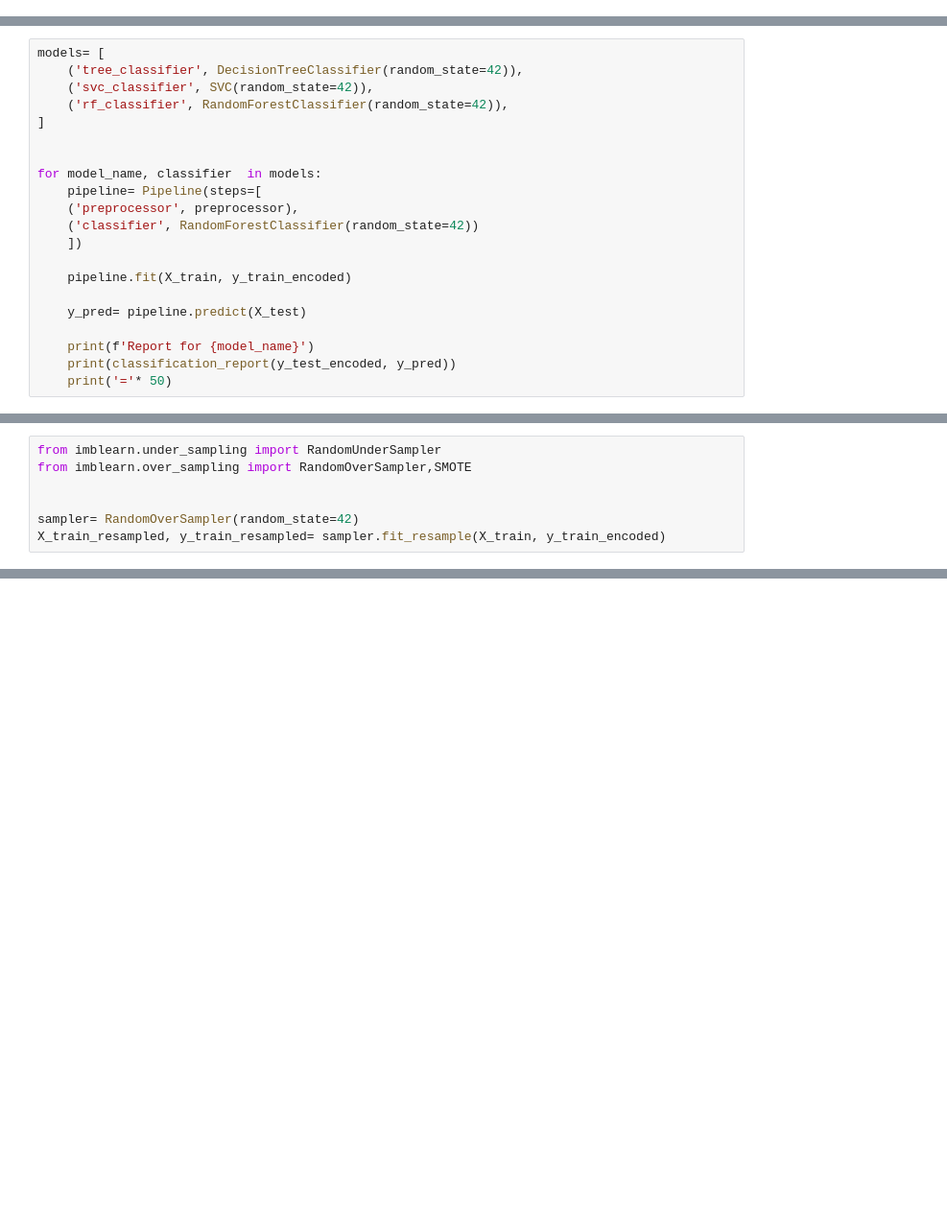
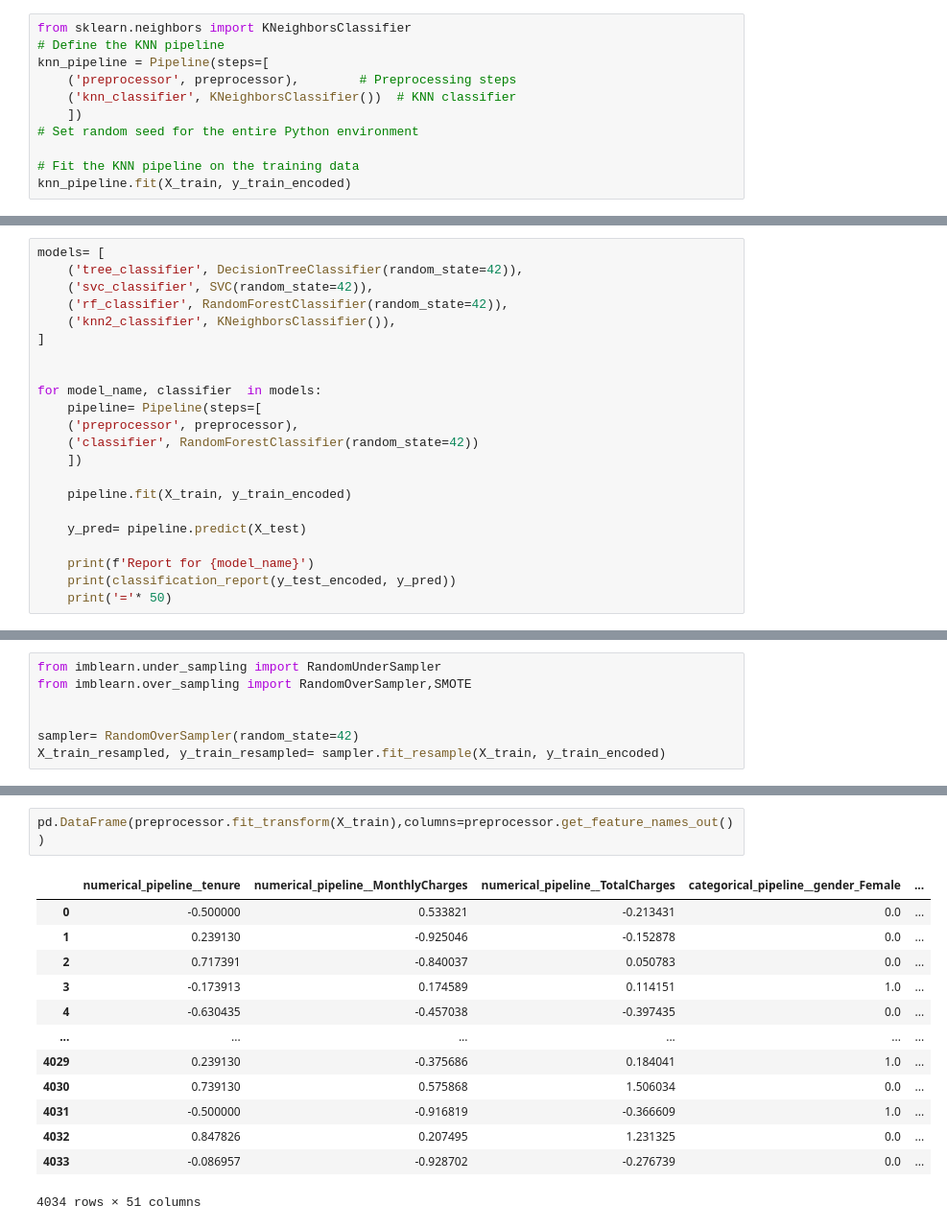
Before and after one commit to analystdee/lp2_customer_churn_prediction, a Jupyter notebook: cust_churn_ml.ipynb, the cells around one changed output, grey strips where cells are left out. Shown at 96% size. Drawn from its saved outputs; the diff is of its cells as text; blank space fills up the shorter version.

```diff
--- a/cust_churn_ml.ipynb
+++ b/cust_churn_ml.ipynb
@@ -811,3 +843,14 @@ print(classification_report(y_test_encoded, rf_pred))
     accuracy                           0.79      1009
    macro avg       0.73      0.70      0.71      1009
 weighted avg       0.78      0.79      0.78      1009
+# %%
+from sklearn.neighbors import KNeighborsClassifier
+# Define the KNN pipeline
+knn_pipeline = Pipeline(steps=[
+    ('preprocessor', preprocessor),        # Preprocessing steps
+    ('knn_classifier', KNeighborsClassifier())  # KNN classifier
+    ])
+# Set random seed for the entire Python environment
+
+# Fit the KNN pipeline on the training data
+knn_pipeline.fit(X_train, y_train_encoded)
@@ -818,6 +897,7 @@ models= [
     ('tree_classifier', DecisionTreeClassifier(random_state=42)),
     ('svc_classifier', SVC(random_state=42)),
     ('rf_classifier', RandomForestClassifier(random_state=42)),
+    ('knn2_classifier', KNeighborsClassifier()),
 ]
 
 
@@ -908,0 +1053,16 @@ weighted avg       0.79      0.78      0.78      1009
+# %%
+pd.DataFrame(preprocessor.fit_transform(X_train),columns=preprocessor.get_feature_names_out())
+# %% [output]
+|  | numerical_pipeline__tenure | numerical_pipeline__MonthlyCharges | numerical_pipeline__TotalCharges | categorical_pipeline__gender_Female | ... |
+| 0 | -0.500000 | 0.533821 | -0.213431 | 0.0 | ... |
+| 1 | 0.239130 | -0.925046 | -0.152878 | 0.0 | ... |
+| 2 | 0.717391 | -0.840037 | 0.050783 | 0.0 | ... |
+| 3 | -0.173913 | 0.174589 | 0.114151 | 1.0 | ... |
+| 4 | -0.630435 | -0.457038 | -0.397435 | 0.0 | ... |
+| ... | ... | ... | ... | ... | ... |
+| 4029 | 0.239130 | -0.375686 | 0.184041 | 1.0 | ... |
+| 4030 | 0.739130 | 0.575868 | 1.506034 | 0.0 | ... |
+| 4031 | -0.500000 | -0.916819 | -0.366609 | 1.0 | ... |
+| 4032 | 0.847826 | 0.207495 | 1.231325 | 0.0 | ... |
+| 4033 | -0.086957 | -0.928702 | -0.276739 | 0.0 | ... |
+4034 rows × 51 columns
```
Also changed, not shown: parts of 17 cells of this notebook.
